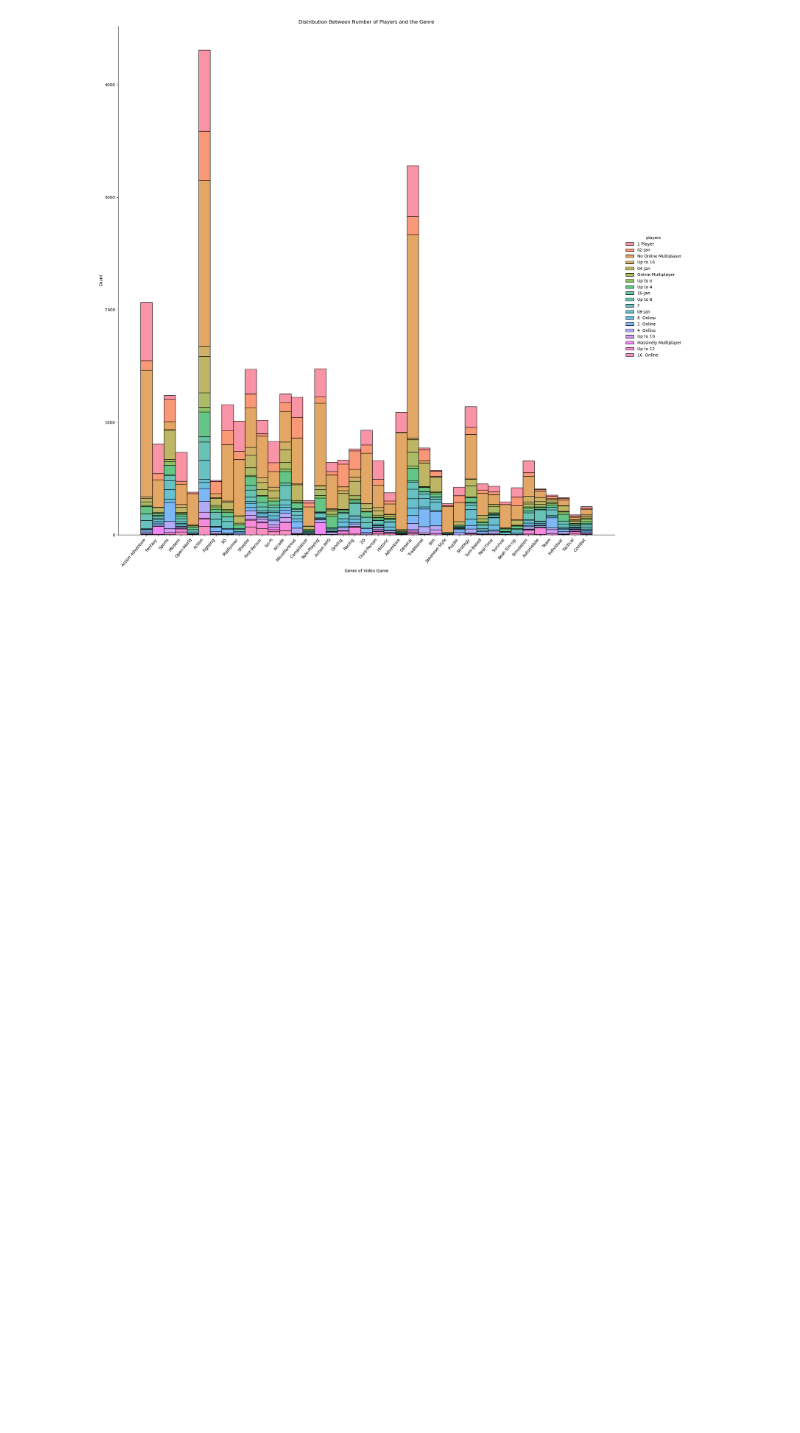
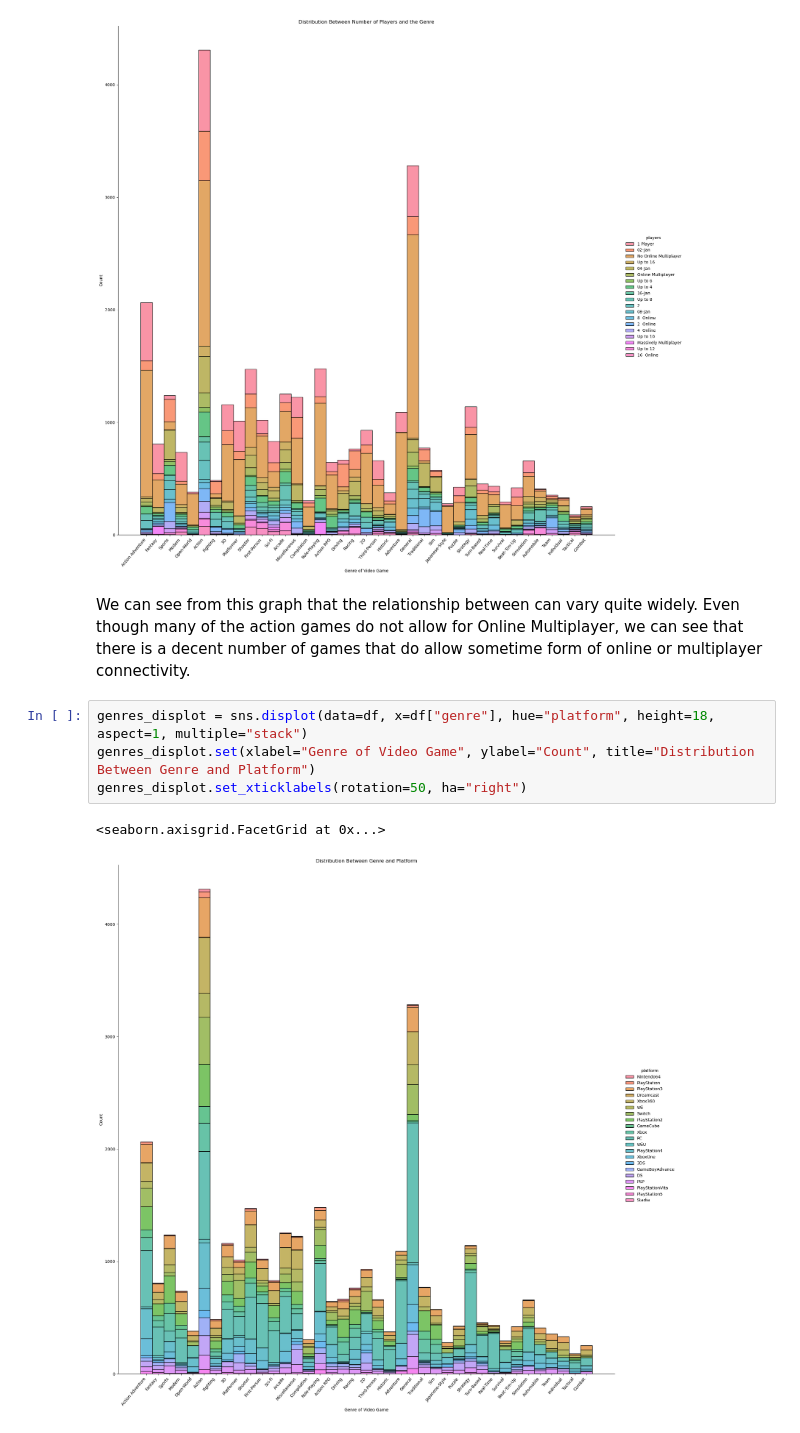
Before and after one commit to ubco-W2022T1-cosc301/project-group07, a Jupyter notebook: notebooks/analysis1.ipynb, the cells around one changed output. Drawn from its saved outputs; the diff is of its cells as text; blank space fills up the shorter version.

Commit message:
analysis1 second graph & conclusion

```diff
--- a/notebooks/analysis1.ipynb
+++ b/notebooks/analysis1.ipynb
@@ -135,3 +160,12 @@ genres_displot.set_xticklabels(rotation=50, ha="right")
 # %% [output]
 <seaborn.axisgrid.FacetGrid at 0x...>
 [figure]
+# %% [markdown]
+We can see from this graph that the relationship between can vary quite widely. Even though many of the action games do not allow for Online Multiplayer, we can see that there is a decent number of games that do allow sometime form of online or multiplayer connectivity.
+# %%
+genres_displot = sns.displot(data=df, x=df["genre"], hue="platform", height=18, aspect=1, multiple="stack")
+genres_displot.set(xlabel="Genre of Video Game", ylabel="Count", title="Distribution Between Genre and Platform")
+genres_displot.set_xticklabels(rotation=50, ha="right")
+# %% [output]
+<seaborn.axisgrid.FacetGrid at 0x...>
+[figure, added]
```
Also changed, not shown: parts of 21 cells of this notebook.
